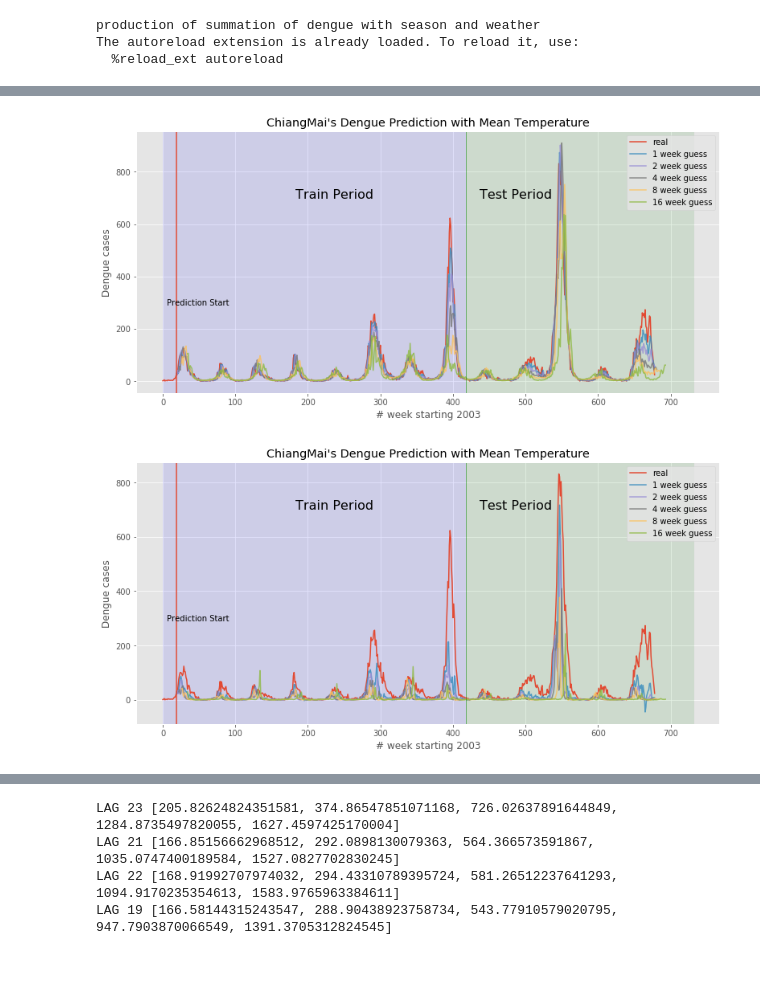
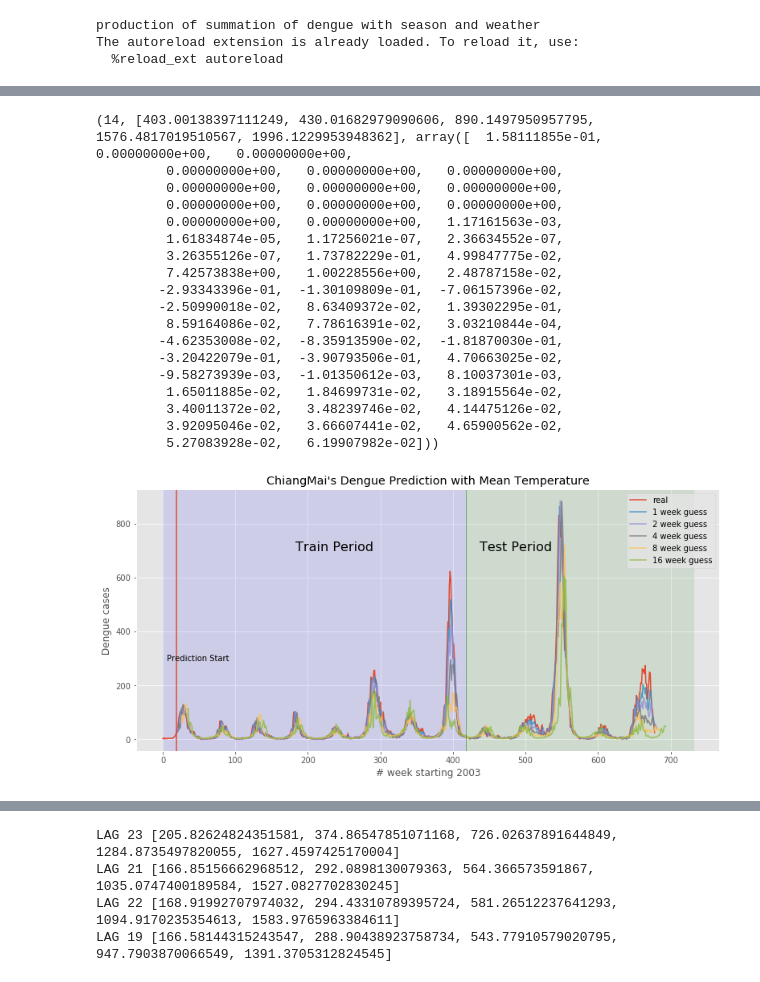
Before and after one commit to johnnycs/dengue-prediction, a Jupyter notebook: Multiprocessing for Validating Parameters in Server RAIN.ipynb, the cells around one changed output, grey strips where cells are left out. Drawn from its saved outputs; the diff is of its cells as text; code cells hidden in the pictures.

```diff
--- a/Multiprocessing for Validating Parameters in Server RAIN.ipynb
+++ b/Multiprocessing for Validating Parameters in Server RAIN.ipynb
@@ -118,7 +118,7 @@ output = Queue()
 #     return temp/2.
 
 
-ws_csv = np.array(pd.read_csv("best-with-19-lags-10-temps-14-rains-ws-1st-iter-model-a.csv").T)[0]
+ws_csv = np.array(pd.read_csv("best-with-19-lags-10-temps-15-rains-ws-1st-iter-model-a.csv").T)[0]
 
 def validation(LAG, TEMPERATURE_WEEKS, RAIN_WEEKS, train, real, output):
                                     # get_alphas takes 4 args, if theres no input csv
@@ -133,7 +133,7 @@ def validation(LAG, TEMPERATURE_WEEKS, RAIN_WEEKS, train, real, output):
 # Setup a list of processes that we want to run
 train = cm_dengues_train
 real = cm_dengues_weather
-processes = [Process(target=validation, args=(19, 10, weeks, train, real, output)) for weeks in range(7,16)]
+processes = [Process(target=validation, args=(20, 14, weeks, train, real, output)) for weeks in range(11,19)]
 print ws_csv
 
 # Run processes
@@ -206,9 +189,29 @@ best_param
+# %%
+print best_param
+# %% [output]
+(14, [403.00138397111249, 430.01682979090606, 890.1497950957795, 1576.4817019510567, 1996.1229953948362], array([  1.58111855e-01,   0.00000000e+00,   0.00000000e+00,
+         0.00000000e+00,   0.00000000e+00,   0.00000000e+00,
+         0.00000000e+00,   0.00000000e+00,   0.00000000e+00,
+         0.00000000e+00,   0.00000000e+00,   0.00000000e+00,
+         0.00000000e+00,   0.00000000e+00,   1.17161563e-03,
+         1.61834874e-05,   1.17256021e-07,   2.36634552e-07,
+         3.26355126e-07,   1.73782229e-01,   4.99847775e-02,
+         7.42573838e+00,   1.00228556e+00,   2.48787158e-02,
+        -2.93343396e-01,  -1.30109809e-01,  -7.06157396e-02,
+        -2.50990018e-02,   8.63409372e-02,   1.39302295e-01,
+         8.59164086e-02,   7.78616391e-02,   3.03210844e-04,
+        -4.62353008e-02,  -8.35913590e-02,  -1.81870030e-01,
+        -3.20422079e-01,  -3.90793506e-01,   4.70663025e-02,
+        -9.58273939e-03,  -1.01350612e-03,   8.10037301e-03,
+         1.65011885e-02,   1.84699731e-02,   3.18915564e-02,
+         3.40011372e-02,   3.48239746e-02,   4.14475126e-02,
+         3.92095046e-02,   3.66607441e-02,   4.65900562e-02,
+         5.27083928e-02,   6.19907982e-02]))
 # %%
-ws = np.array(pd.read_csv("best-with-19-lags-10-temps-ws-1st-iter.csv").T)[0]
+ws = np.array(pd.read_csv("best-with-19-lags-10-temps-15-rains-ws-1st-iter-model-a.csv").T)[0]
 ww = best_param[2]
 real = cm_dengues_weather
-show_predictions([19,10,14], real, "ChiangMai", ww)
-show_predictions([19,10,10], real, "ChiangMai", ws)
+# show_predictions([20,14,14], real, "ChiangMai", ww)
+show_predictions([19,10,15], real, "Ch liangMai", ws)
 # %% [output]
-[figure, old version]
+[figure, new version]
-[figure, removed]
```
Also changed, not shown: parts of 5 cells of this notebook, 12 other files.
